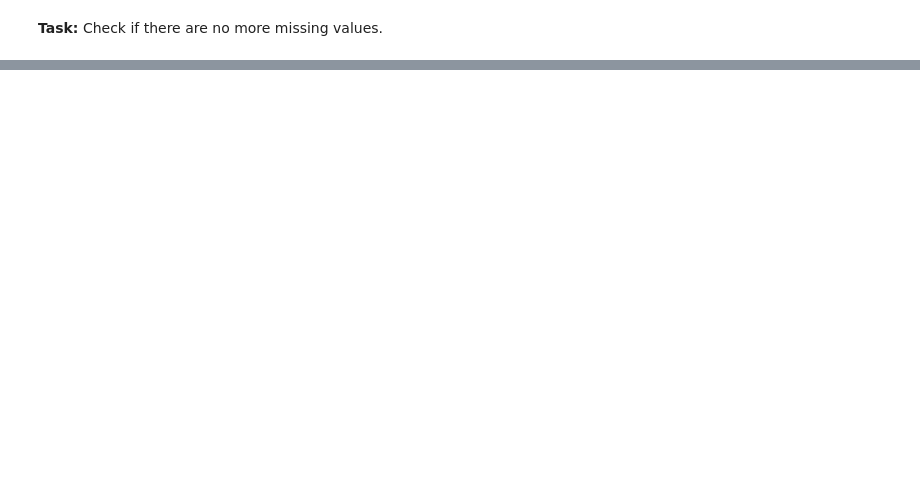
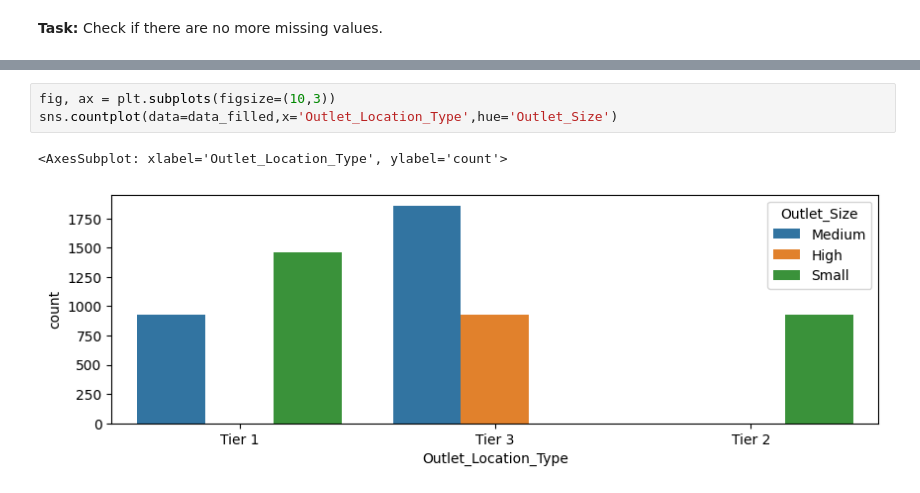
Before and after one commit to silvhua-Lighthouse/2022-10-05-data_preparation_exercise, a Jupyter notebook: data_prep_exercise.ipynb, the cells around one changed output, grey strips where cells are left out. Drawn from its saved outputs; the diff is of its cells as text; blank space fills up the shorter version.

```diff
--- a/data_prep_exercise.ipynb
+++ b/data_prep_exercise.ipynb
@@ -105,0 +476,6 @@ This step typically involves imputing missing values and treating outliers.
+# %%
+fig, ax = plt.subplots(figsize=(10,3))
+sns.countplot(data=data_filled,x='Outlet_Location_Type',hue='Outlet_Size')
+# %% [output]
+<AxesSubplot: xlabel='Outlet_Location_Type', ylabel='count'>
+[figure, added]
```
Also changed, not shown: parts of 35 cells of this notebook.
